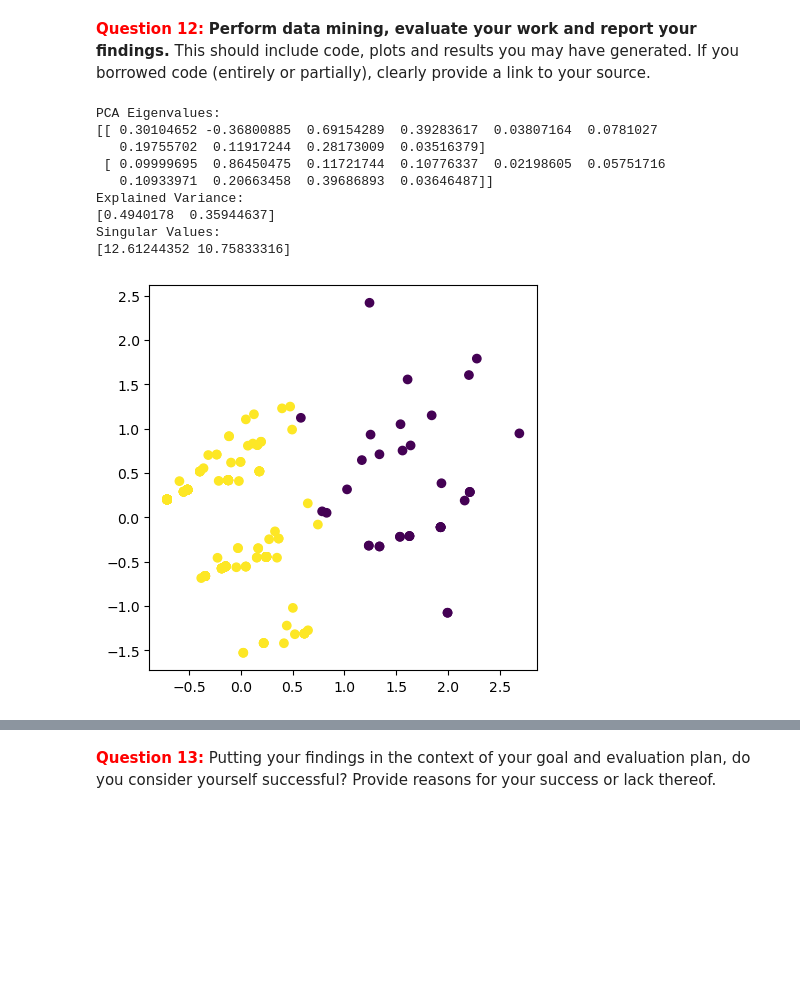
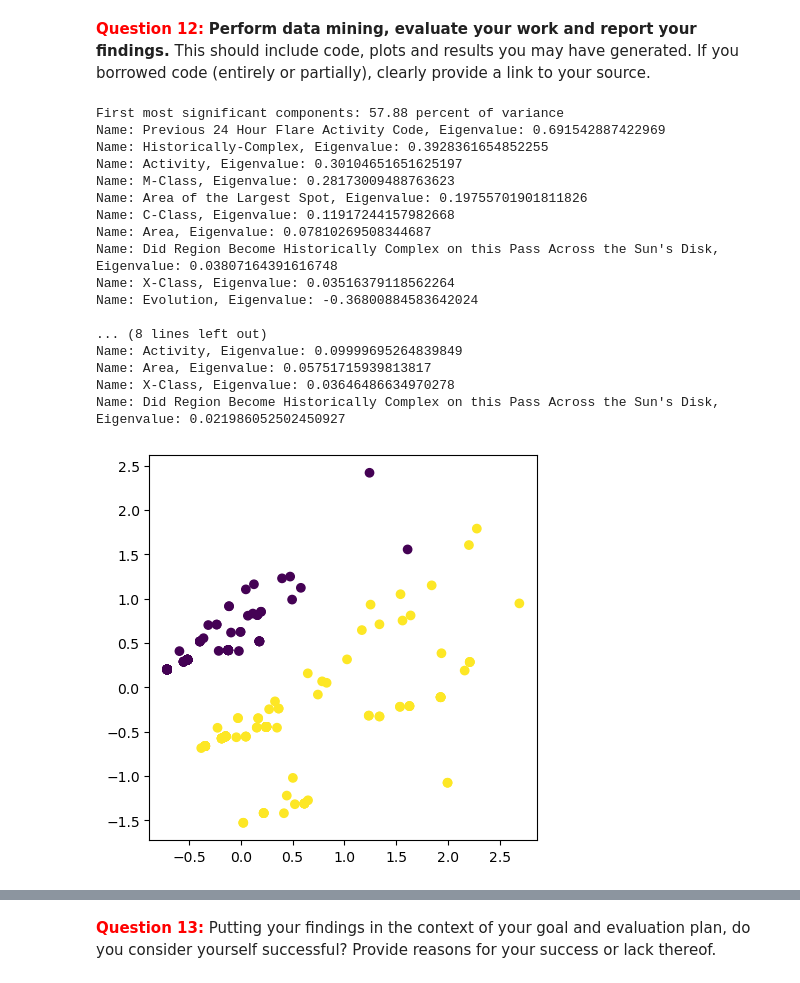
Before and after one commit to andrewstring/intelligent-data-analysis-final-project, a Jupyter notebook: Hands-on Project.ipynb, the cells around one changed output, grey strips where cells are left out. Drawn from its saved outputs; the diff is of its cells as text; code cells hidden in the pictures; blank space fills up the shorter version.

```diff
--- a/Hands-on Project.ipynb
+++ b/Hands-on Project.ipynb
@@ -139,11 +139,36 @@ def reorder_data(in_file_path,out_file_path):
                 for line in file_lines:
                     if not line[0] == "*":
                         write.write(line.replace(" ",","))
-# %%
-def analysis(singular_values,componenets):
-    mapping = {
-
-    }
+# %%
+def analysis(singular_values,components,explained_variance):
+    mapping = {
+        0:"Activity",
+        1:"Evolution",
+        2:"Previous 24 Hour Flare Activity Code",
+        3:"Historically-Complex",
+        4:"Did Region Become Historically Complex on this Pass Across the Sun's Disk",
+        5:"Area",
+        6:"Area of the Largest Spot",
+        7:"C-Class",
+        8:"M-Class",
+        9:"X-Class",
+    }
+
+    counter = 1
+    explained_variance_tot = sum(explained_variance)
+    for index in np.argsort(singular_values)[::-1]:
+        if counter == 1:
+            print(f"First most significant components: {round(100*explained_variance[index]/explained_variance_tot,2)} percent of variance")
+        elif counter == 2:
+            print(f"Second most significant components: {round(100*explained_variance[index]/explained_variance_tot,2)} percent of variance")
+        elif counter == 3:
+            print(f"Third most significant components: {round(100*explained_variance[index]/explained_variance_tot,2)} percent of variance")
+        counter += 1
+
+        for component_index in np.argsort(components[index])[::-1]:
+            # print(f"Component: {components[index][component_index]}")
+            print(f"Name: {mapping[component_index]}, Eigenvalue: {components[index][component_index]}")
+        print("\n")
 # %%
 reorder_data("./flare-data/flare.data1","./flare-data/newflare.data1")
 reorder_data("./flare-data/flare.data2","./flare-data/newflare.data2")
@@ -152,33 +177,42 @@ pca = PCA(n_components=2)
 # %%
 
 df = pd.read_csv("./flare-data/newflare.data1",header=None,names=["1","2","3","4","5","6","7","8","9","10","11","12","13"])
 pca.fit(df[["4","5","6","7","8","9","10","11","12","13"]])
 transformed_data = pca.transform(df[["4","5","6","7","8","9","10","11","12","13"]])
-print(f"PCA Eigenvalues:\n{pca.components_}")
-print(f"Explained Variance:\n{pca.explained_variance_}")
-print(f"Singular Values:\n{pca.singular_values_}")
-clustering = KMeans(n_clusters=2).fit(transformed_data)
+# print(f"PCA Eigenvalues:\n{pca.components_}")
+# print(f"Explained Variance:\n{pca.explained_variance_}")
+# print(f"Singular Values:\n{pca.singular_values_}")
+analysis(pca.singular_values_,pca.components_,pca.explained_variance_)
+clustering = KMeans(n_clusters=2,n_init=1).fit(transformed_data)
 # clustering = DBSCAN(min_samples=3).fit(transformed_data)
 zipped_data = list(zip(*transformed_data))
 zipped_data.append(clustering.labels_)
 
 fig = plt.figure(1,figsize=(5,5))
 plt.clf()
 
 ax = fig.add_subplot()
 ax.scatter(zipped_data[0],zipped_data[1], c=zipped_data[2])
 plt.show()
 # %% [output]
-PCA Eigenvalues:
-[[ 0.30104652 -0.36800885  0.69154289  0.39283617  0.03807164  0.0781027
-   0.19755702  0.11917244  0.28173009  0.03516379]
- [ 0.09999695  0.86450475  0.11721744  0.10776337  0.02198605  0.05751716
-   0.10933971  0.20663458  0.39686893  0.03646487]]
-Explained Variance:
-[0.4940178  0.35944637]
-Singular Values:
-[12.61244352 10.75833316]
+First most significant components: 57.88 percent of variance
+Name: Previous 24 Hour Flare Activity Code, Eigenvalue: 0.691542887422969
+Name: Historically-Complex, Eigenvalue: 0.3928361654852255
+Name: Activity, Eigenvalue: 0.30104651651625197
+Name: M-Class, Eigenvalue: 0.28173009488763623
+Name: Area of the Largest Spot, Eigenvalue: 0.19755701901811826
+Name: C-Class, Eigenvalue: 0.11917244157982668
+Name: Area, Eigenvalue: 0.07810269508344687
+Name: Did Region Become Historically Complex on this Pass Across the Sun's Disk, Eigenvalue: 0.03807164391616748
+Name: X-Class, Eigenvalue: 0.03516379118562264
+Name: Evolution, Eigenvalue: -0.36800884583642024
+
+... (8 lines left out)
+Name: Activity, Eigenvalue: 0.09999695264839849
+Name: Area, Eigenvalue: 0.05751715939813817
+Name: X-Class, Eigenvalue: 0.03646486634970278
+Name: Did Region Become Historically Complex on this Pass Across the Sun's Disk, Eigenvalue: 0.021986052502450927
-[figure, old version]
+[figure, new version]
 # %%
 
 df2 = pd.read_csv("./flare-data/newflare.data2",header=None,names=["1","2","3","4","5","6","7","8","9","10","11","12","13"])
```
Also changed, not shown: parts of 4 cells of this notebook.
